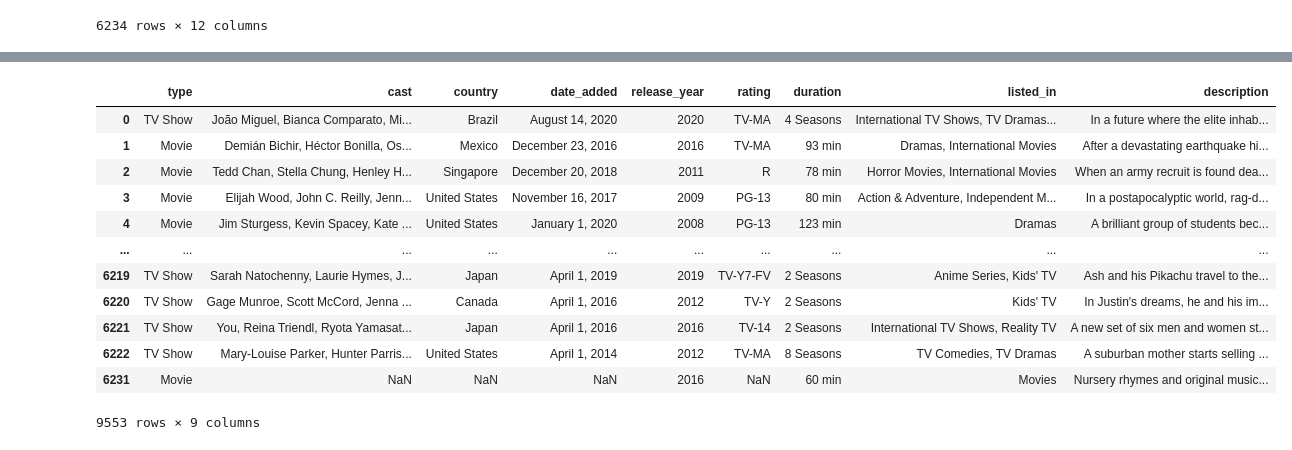
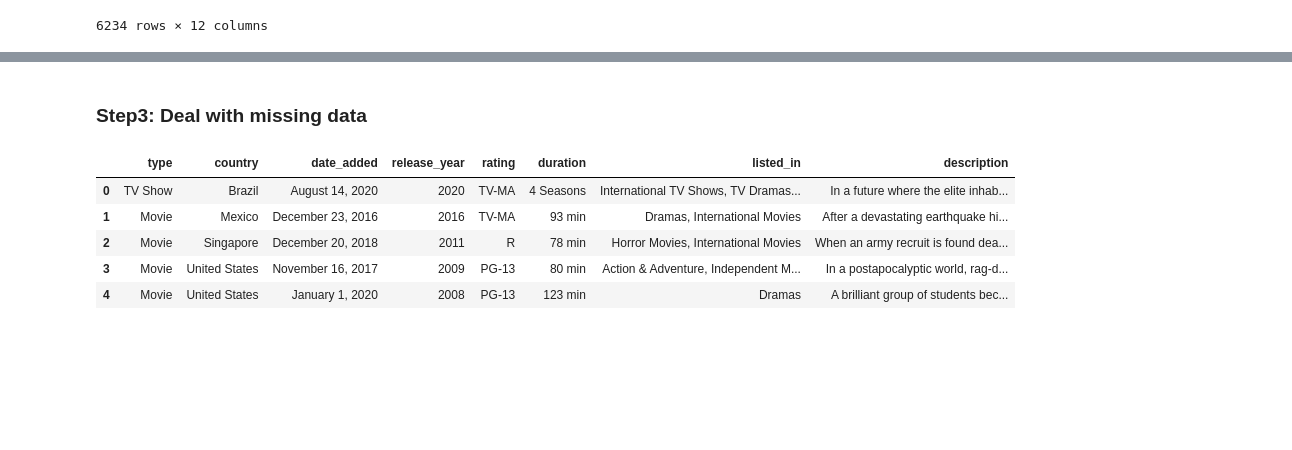
Before and after one commit to mklmklmklmkl/INFO574FinalProject, a Jupyter notebook: final_project/final-project.ipynb, the cells around one changed output, grey strips where cells are left out. Saved outputs shown, nothing was run; the diff lists cells and outputs as text; code cells hidden in the pictures; blank space fills up the shorter version.

```diff
--- a/final_project/final-project.ipynb
+++ b/final_project/final-project.ipynb
@@ -109,22 +118,18 @@ sns.heatmap(df0.isnull(), cmap = 'viridis')
+# %% [markdown]
+### Step3: Deal with missing data
 # %%
 # There are too many missing values in the 'director' column, and this attribute is not that important for our analysis, so we decide to drop this column as well.
-df0 = df0.drop(columns = ['director'])
+# Similarly, there are more than 5% of data with missing value in cast, so we drop it first. (If we have time, we will think about how to process it.)
+df0 = df0.drop(columns = ['director', 'cast'])
 
-df0
+df0.head()
 # %% [output]
-|  | type | cast | country | date_added | release_year | rating | duration | listed_in | description |
-| 0 | TV Show | João Miguel, Bianca Comparato, Mi... | Brazil | August 14, 2020 | 2020 | TV-MA | 4 Seasons | International TV Shows, TV Dramas... | In a future where the elite inhab... |
-| 1 | Movie | Demián Bichir, Héctor Bonilla, Os... | Mexico | December 23, 2016 | 2016 | TV-MA | 93 min | Dramas, International Movies | After a devastating earthquake hi... |
-| 2 | Movie | Tedd Chan, Stella Chung, Henley H... | Singapore | December 20, 2018 | 2011 | R | 78 min | Horror Movies, International Movies | When an army recruit is found dea... |
-| 3 | Movie | Elijah Wood, John C. Reilly, Jenn... | United States | November 16, 2017 | 2009 | PG-13 | 80 min | Action & Adventure, Independent M... | In a postapocalyptic world, rag-d... |
-| 4 | Movie | Jim Sturgess, Kevin Spacey, Kate ... | United States | January 1, 2020 | 2008 | PG-13 | 123 min | Dramas | A brilliant group of students bec... |
-| ... | ... | ... | ... | ... | ... | ... | ... | ... | ... |
-| 6219 | TV Show | Sarah Natochenny, Laurie Hymes, J... | Japan | April 1, 2019 | 2019 | TV-Y7-FV | 2 Seasons | Anime Series, Kids' TV | Ash and his Pikachu travel to the... |
-| 6220 | TV Show | Gage Munroe, Scott McCord, Jenna ... | Canada | April 1, 2016 | 2012 | TV-Y | 2 Seasons | Kids' TV | In Justin's dreams, he and his im... |
-| 6221 | TV Show | You, Reina Triendl, Ryota Yamasat... | Japan | April 1, 2016 | 2016 | TV-14 | 2 Seasons | International TV Shows, Reality TV | A new set of six men and women st... |
-| 6222 | TV Show | Mary-Louise Parker, Hunter Parris... | United States | April 1, 2014 | 2012 | TV-MA | 8 Seasons | TV Comedies, TV Dramas | A suburban mother starts selling ... |
-| 6231 | Movie | NaN | NaN | NaN | 2016 | NaN | 60 min | Movies | Nursery rhymes and original music... |
+|  | type | country | date_added | release_year | rating | duration | listed_in | description |
+| 0 | TV Show | Brazil | August 14, 2020 | 2020 | TV-MA | 4 Seasons | International TV Shows, TV Dramas... | In a future where the elite inhab... |
+| 1 | Movie | Mexico | December 23, 2016 | 2016 | TV-MA | 93 min | Dramas, International Movies | After a devastating earthquake hi... |
+| 2 | Movie | Singapore | December 20, 2018 | 2011 | R | 78 min | Horror Movies, International Movies | When an army recruit is found dea... |
+| 3 | Movie | United States | November 16, 2017 | 2009 | PG-13 | 80 min | Action & Adventure, Independent M... | In a postapocalyptic world, rag-d... |
+| 4 | Movie | United States | January 1, 2020 | 2008 | PG-13 | 123 min | Dramas | A brilliant group of students bec... |
-9553 rows × 9 columns
 # %%
 # replace all null values in 'country' with 'United States' as Netflix is based in U.S. and evry show is aired on Netflix U.S.
 df0['country'].replace(np.nan, 'United States',inplace  = True)
```
Also changed, not shown: parts of 27 cells of this notebook.
